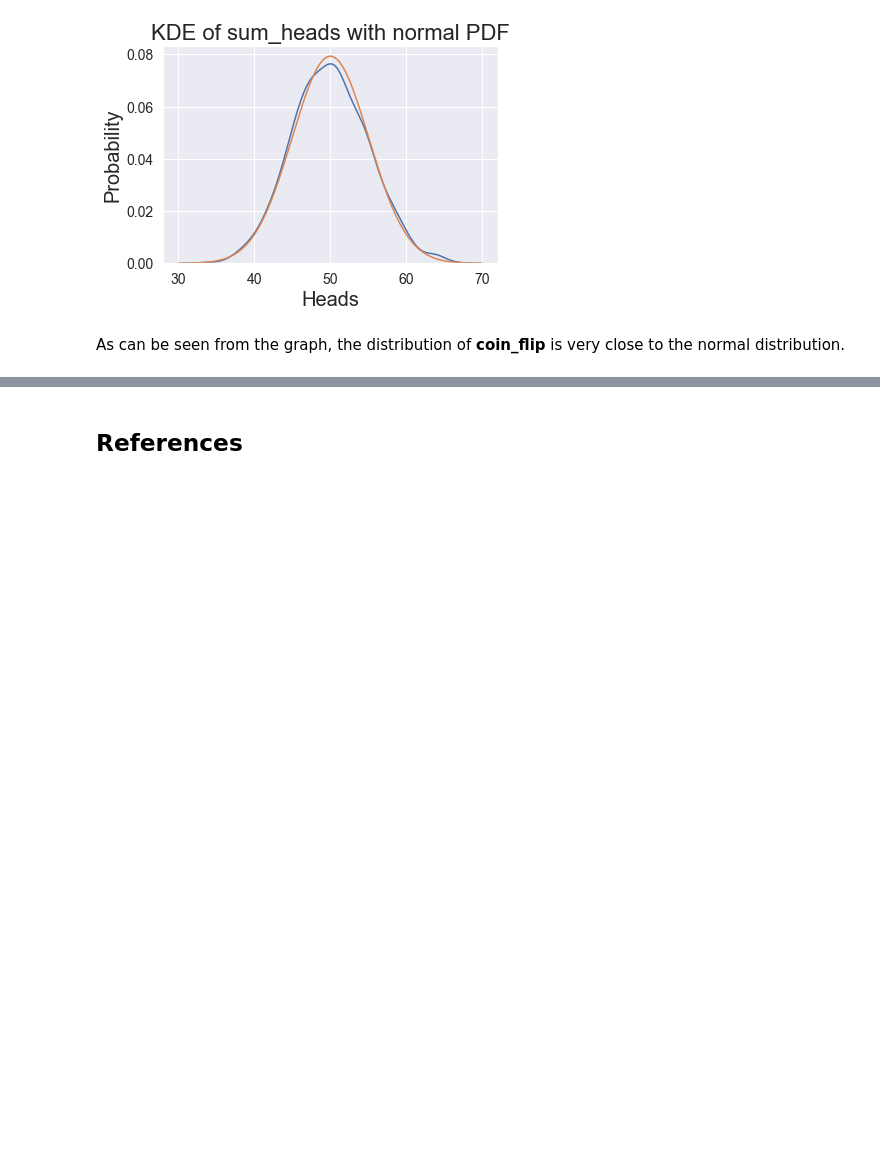
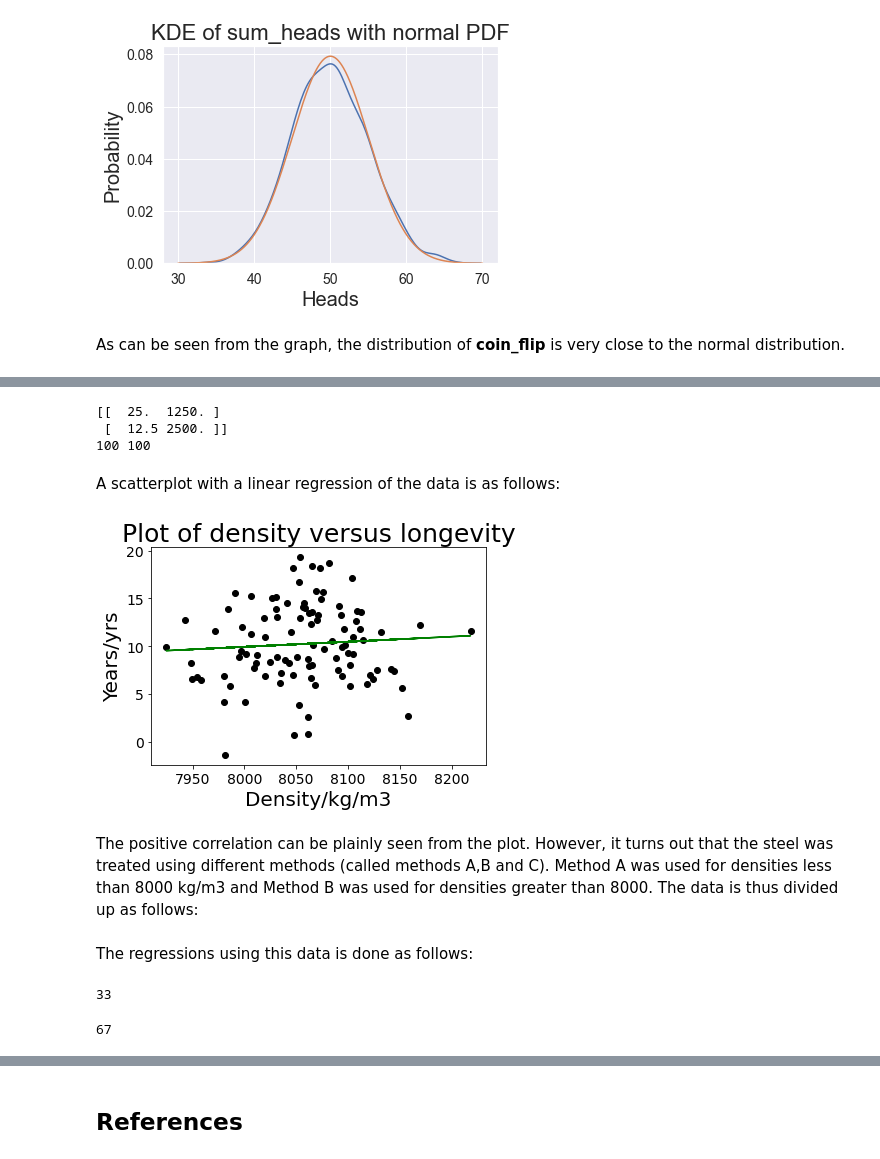
Before and after one commit to AlanQuille/fodaTasks, a Jupyter notebook: Tasks2020.ipynb, the cells around one changed output, grey strips where cells are left out. Drawn from its saved outputs; the diff is of its cells as text; code cells hidden in the pictures; blank space fills up the shorter version.

```diff
--- a/Tasks2020.ipynb
+++ b/Tasks2020.ipynb
@@ -270,0 +281,61 @@ As can be seen from the graph, the distribution of **coin_flip** is very close t
+# %%
+# mean longevity is 10 years
+# mean density is 8,050 kg/m3
+mean = [10, 8050]
+# the standard deviation of the longevity
+# is 5 years, the density is 50
+std = [5, 50]
+# the correlation between these two variables is 0.5
+correlation = [[1, 0.5],[0.5, 1]]
+# the covariance matrix is thus:
+cov = np.array(std)*np.array(correlation)*np.array(std)
+print(cov)
+
+# y = longevity in years, x = density in kg/m3
+y, x = np.random.multivariate_normal(np.array(mean), cov, 100).T
+# %% [output]
+[[  25.  1250. ]
+ [  12.5 2500. ]]
+100 100
+# %% [markdown]
+A scatterplot with a linear regression of the data is as follows:
+# %%
+import matplotlib.pyplot as plt
+#Plotting the data
+
+def dens_plot():
+    # scatter plot of data set
+    plt.scatter(x, y, color="black");
+
+    # Title of plot
+    plt.title("Plot of density versus longevity", fontsize=25)
+
+    # the x label of plot
+    plt.xlabel("Density/kg/m3", fontsize=20)
+
+    # the y label of plot
+    plt.ylabel("Years/yrs", fontsize=20)
+
+    # change size of ticks of x and y axes
+    ax = plt.gca()
+    ax.tick_params(axis = 'both',which = 'major', labelsize = 14)
+
+# linear regression of dataset
+from sklearn.linear_model import LinearRegression
+
+# reshape arrays for LinearRegression
+X = x.reshape(-1,1)
+Y = y.reshape(-1,1)
+reg = LinearRegression().fit(X,Y)
+
+# Make predictions using the testing set
+y_pred = reg.predict(X)
+# plot the line
+plt.plot(x, y_pred, color="green")
+
+dens_plot()
+plt.show()
+# %% [output]
+[figure, added]
+# %% [markdown]
+The positive correlation can be plainly seen from the plot. However, it turns out that the steel was treated using different methods (called methods A,B and C). Method A was used for densities less than 8000 kg/m3 and Method B was used for densities greater than 8000. The data is thus divided up as follows:
@@ -270,0 +359,10 @@ As can be seen from the graph, the distribution of **coin_flip** is very close t
+# %% [markdown]
+The regressions using this data is done as follows:
+# %%
+print(len(Xb)+len(Xa))
+# %% [output]
+33
+# %%
+print(len(Xc))
+# %% [output]
+67
```
Also changed, not shown: parts of 8 cells of this notebook.
